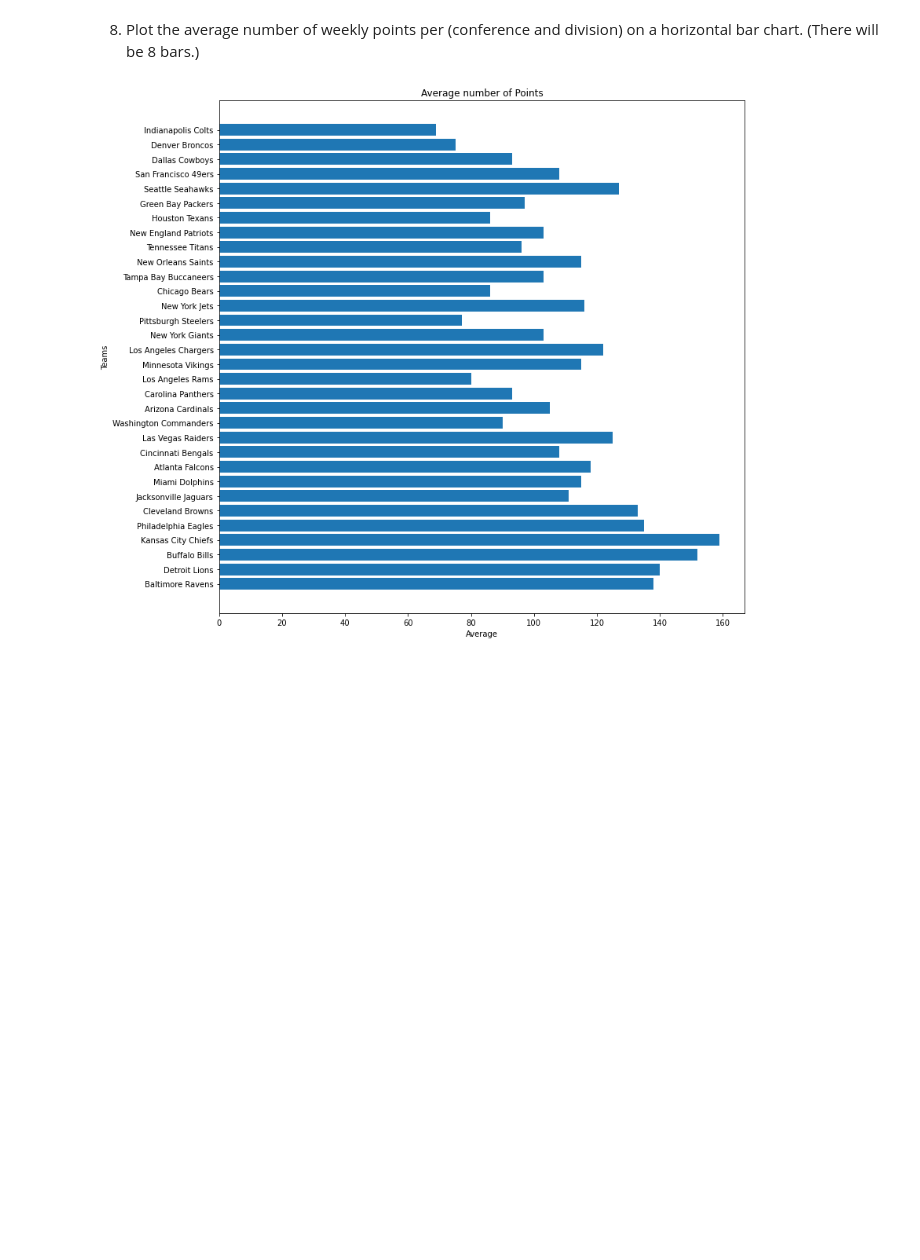
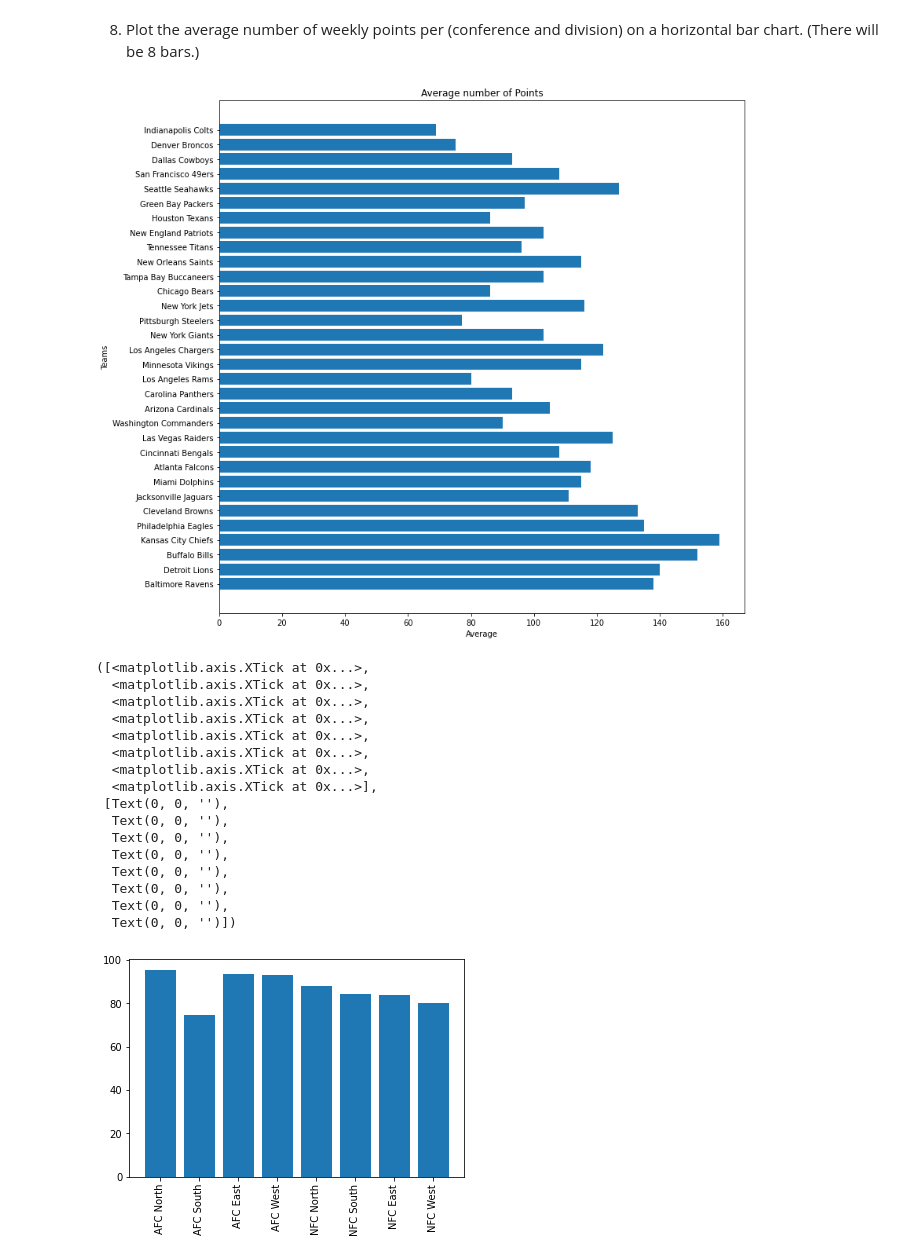
Before and after one commit to kayleeodom/cis277-fa22-Lab5, a Jupyter notebook: Lab5.ipynb, the cells around one changed output. Saved outputs shown, nothing was run; the diff lists cells and outputs as text; code cells hidden in the pictures; blank space fills up the shorter version.

```diff
--- a/Lab5.ipynb
+++ b/Lab5.ipynb
@@ -166,3 +172,35 @@ plt.ylabel("Teams")
 plt.show()
 # %% [output]
 [figure]
+# %%
+conf_list = ['AFC', 'NFC']
+division = ['North', 'South','East','West']
+x = []
+y = []
+
+for conf in conf_list:
+    for div in division:
+        merged = (df['Conference'] == conf) & (df['Division'] == div)
+        points_ave = df[merged].points_scored.mean()
+        x.append(f'{conf} {div}')
+        y.append(points_ave)
+plt.bar(x,y)
+plt.xticks(x, rotation = 'vertical')
+# %% [output]
+([<matplotlib.axis.XTick at 0x...>,
+  <matplotlib.axis.XTick at 0x...>,
+  <matplotlib.axis.XTick at 0x...>,
+  <matplotlib.axis.XTick at 0x...>,
+  <matplotlib.axis.XTick at 0x...>,
+  <matplotlib.axis.XTick at 0x...>,
+  <matplotlib.axis.XTick at 0x...>,
+  <matplotlib.axis.XTick at 0x...>],
+ [Text(0, 0, ''),
+  Text(0, 0, ''),
+  Text(0, 0, ''),
+  Text(0, 0, ''),
+  Text(0, 0, ''),
+  Text(0, 0, ''),
+  Text(0, 0, ''),
+  Text(0, 0, '')])
+[figure, added]
```
Also changed, not shown: parts of 7 cells of this notebook.
